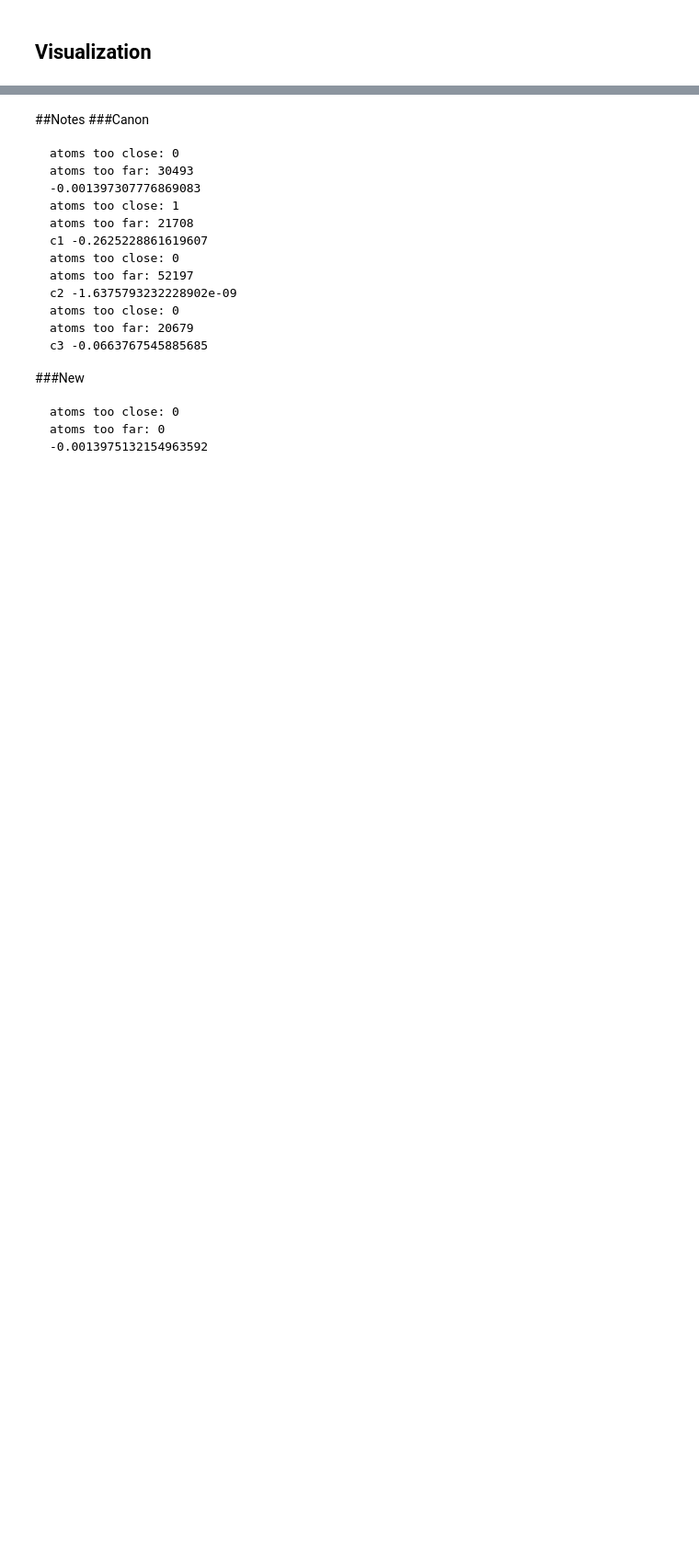
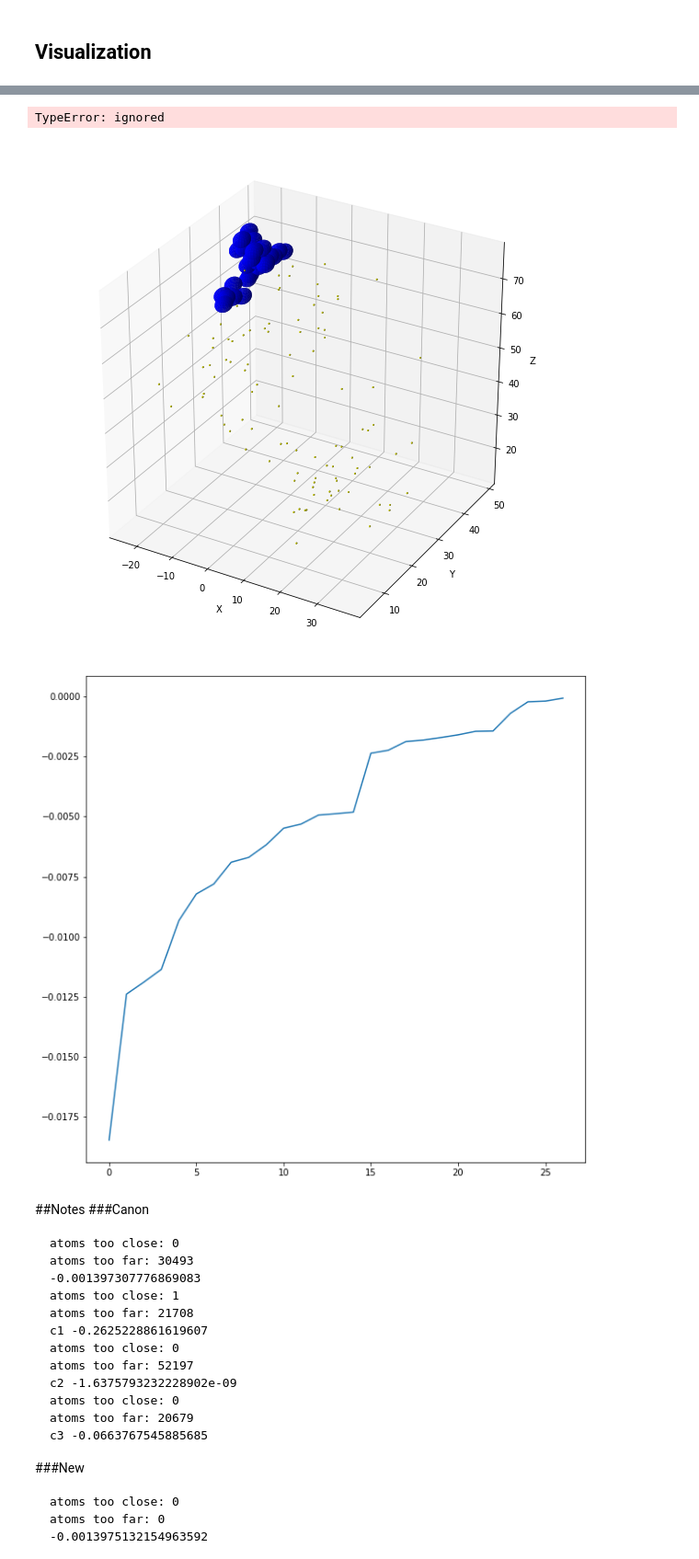
Before and after one commit to savpatpanda/protein, a Jupyter notebook: notebook.ipynb, the cells around one changed output, grey strips where cells are left out. Shown: that part at 92% size. Drawn from its saved outputs; the diff is of its cells as text; code cells hidden in the pictures; blank space fills up the shorter version.

```diff
--- a/notebook.ipynb
+++ b/notebook.ipynb
@@ -147,5 +152,7 @@ except Exception as e:
 ## Data Structures
 # %%
+from proteinModel import rotate, rotationMatrix
+
 class Residue():
   def __init__ (self, atoms, name, meanX, meanY, meanZ):
     self.atoms = atoms
@@ -163,6 +170,10 @@ class Atom():
   def __repr__(self):
     return f"{self.atomType} at {self.position} in {self.aminoAcid}"
 
+  @classmethod
+  def fromAtom(cls, positions, atom):
+    return cls(*positions, atom.atomType, atom.residueComponents, atom.aminoAcid, atom.charge)
+
   def translate(self, dx, dy, dz):
     return Atom(
         self.position[0] + dx,
@@ -173,6 +184,7 @@ class Atom():
         self.aminoAcid,
         self.charge
     )
+
 class Compound():
   def __init__(self, atoms):
     self.atoms = atoms
@@ -181,6 +193,15 @@ class Compound():
     self.mean = list(map(lambda s: np.array(s).mean(), separated))
 
   def translate(self, dx, dy, dz):
-    return list(map(lambda a: a.translate(dx,dy,dz), self.positions))
+    return list(map(lambda a: a.translate(dx,dy,dz), self.atoms))
+
+  def rotate(self, a, b, g):
+    dx, dy, dz = -1 * np.array(self.mean)
+    atoms = rotateAtoms(translateAtoms(self.atoms, (dx, dy, dz)), a, b, g)
+    atoms = translateAtoms(atoms, (-1*dx, -1*dy, -1*dz))
+    return atoms
+
+translatePositions = lambda positions, translate: [np.array(p) + np.array([*translate]) for p in positions]
+translateAtoms = lambda atoms, translate: [a.translate(*translate) for a in atoms]
 # %% [markdown]
 ##Plotting
@@ -459,6 +488,19 @@ def radialGridSearch(prot, chem, mean):
         intensities.append(energy)
         points.append(np.array(mean) + np.array([i,j,k]))
   return points, intensities
+
+#rotation at the present compound position
+def rotationSearch(prot, compound):
+  configurations, intensities = [], []
+  rounds = 3
+  for a in np.linspace(0, 360, rounds, endpoint = False):
+    for b in np.linspace(0, 360, rounds, endpoint = False):
+      for g in np.linspace(0, 360, rounds, endpoint = False):
+        testAtoms = compound.rotate(a, b, g)
+        energy = potentialEnergy(prot, testAtoms)
+        intensities.append(energy)
+        configurations.append((a, b, g))
+  return configurations, intensities
 
 def visualizeLeaders(leaders, fig = None, ax = None):
   for index, value in enumerate(leaders):
@@ -485,4 +527,20 @@ def heatmap(prot, chem):
   plotIntensities(intensities)
   return points, intensities
 
-points, intensities = heatmap(proteinAtoms, chemicalCompoundAtoms)
+def control(prot, chem):
+  chemicalCompound = Compound(chem)
+  #chemicalCompound = Compound(Compound(chem).translate(17, -38, -68))
+  print(f'mean: {chemicalCompound.mean}')
+  fig, ax = plot3d(sample([p.position for p in prot], 100), color = "yellow", radius = 0.2)
+  configs, intensities = rotationSearch(prot, chemicalCompound)
+  plotIntensities(sorted(intensities))
+  return configs, intensities, fig, ax
+
+one, two, fig, ax = control(proteinAtoms, chemicalCompoundAtoms)
+three = sorted(zip(one, two), key = lambda x: x[1])[:10][0][0]
+plot3d(Compound(chemicalCompoundAtoms).rotate(*three), fig = fig, ax = ax, color = 'blue')
+plot3d(chemicalCompoundAtoms, fig = fig, ax = ax, color = 'red')
+fig.show()
+
+#points, intensities = heatmap(proteinAtoms, chemicalCompoundAtoms)
+# %% [output]
@@ -489,3 +549,6 @@ points, intensities = heatmap(proteinAtoms, chemicalCompoundAtoms)
+TypeError: ignored
+[figure, added]
+[figure, added]
 # %% [markdown]
 ##Notes
 ###Canon
```
Also changed, not shown: parts of 10 cells of this notebook.
